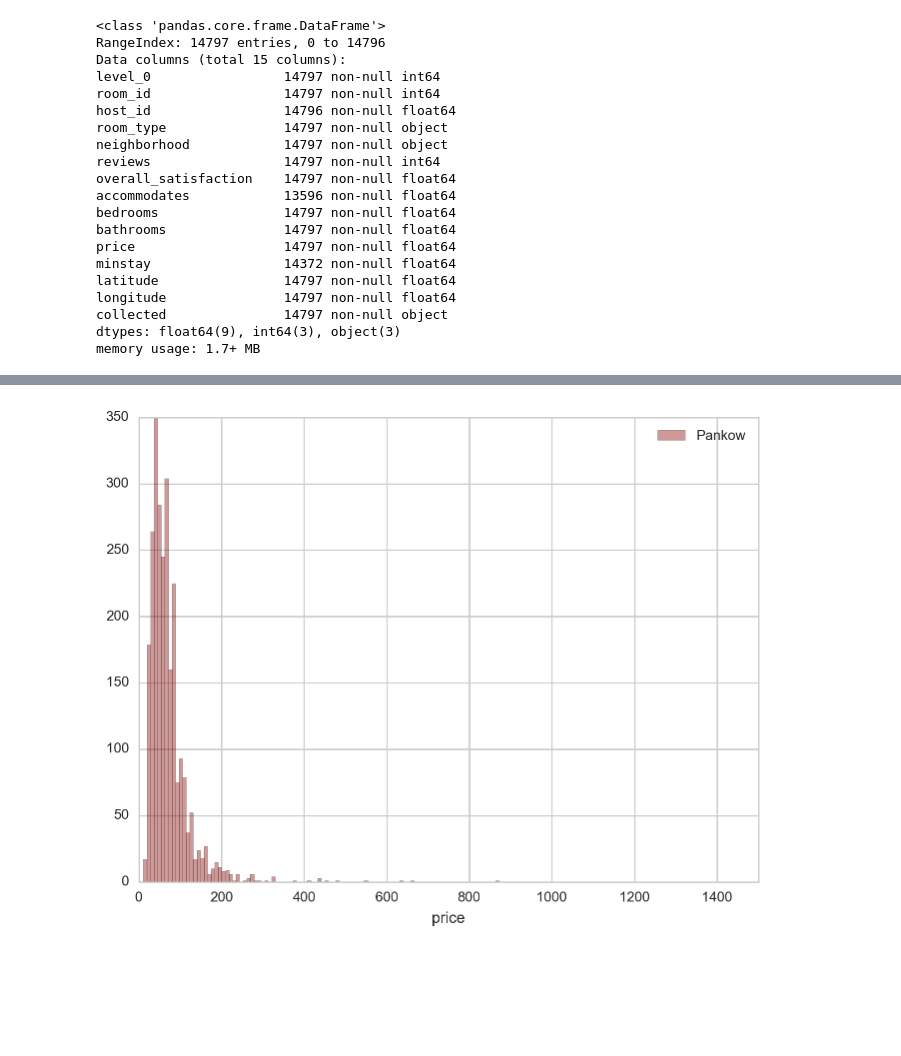
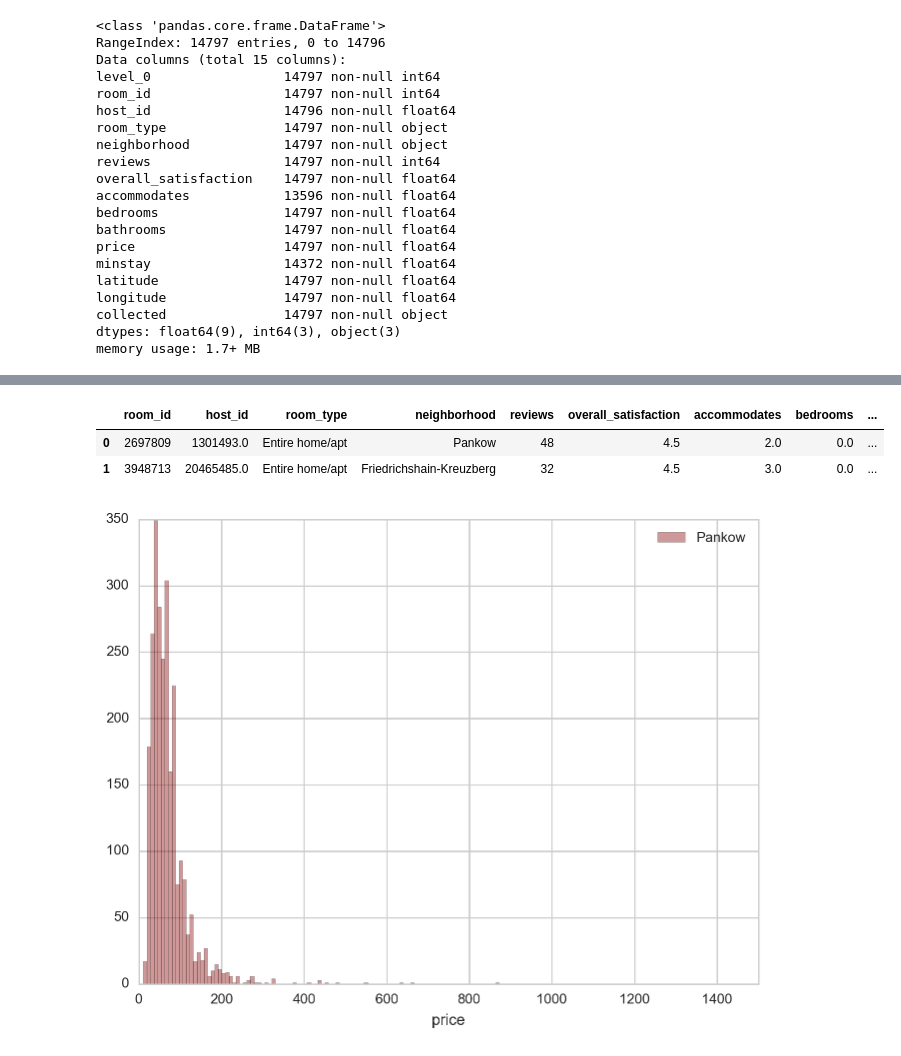
Before and after one commit to Jyojha/DS_Projects, a Jupyter notebook: Berlin_EDA.ipynb, the cells around one changed output, grey strips where cells are left out. Cells and saved outputs as stored; diff of their text form; code cells hidden in the pictures; blank space fills up the shorter version.

```diff
--- a/Berlin_EDA.ipynb
+++ b/Berlin_EDA.ipynb
@@ -187,3 +229,9 @@ memory usage: 1.7+ MB
+# %%
+berlin.head(2)
+# %% [output]
+|  | room_id | host_id | room_type | neighborhood | reviews | overall_satisfaction | accommodates | bedrooms | ... |
+| 0 | 2697809 | 1301493.0 | Entire home/apt | Pankow | 48 | 4.5 | 2.0 | 0.0 | ... |
+| 1 | 3948713 | 20465485.0 | Entire home/apt | Friedrichshain-Kreuzberg | 32 | 4.5 | 3.0 | 0.0 | ... |
 # %%
 berlin.to_csv(path_or_buf='/Users/jyots/Desktop/DS_Projects/airbnb_datasets/Berlin_Clean.csv')
 # %%
```
Also changed, not shown: parts of 8 cells of this notebook.
